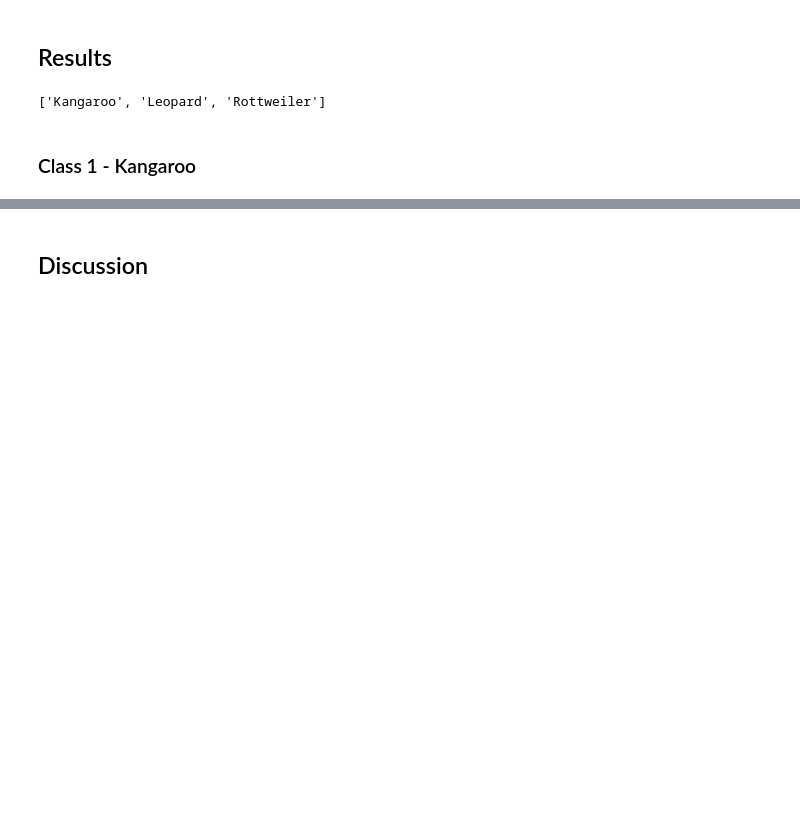
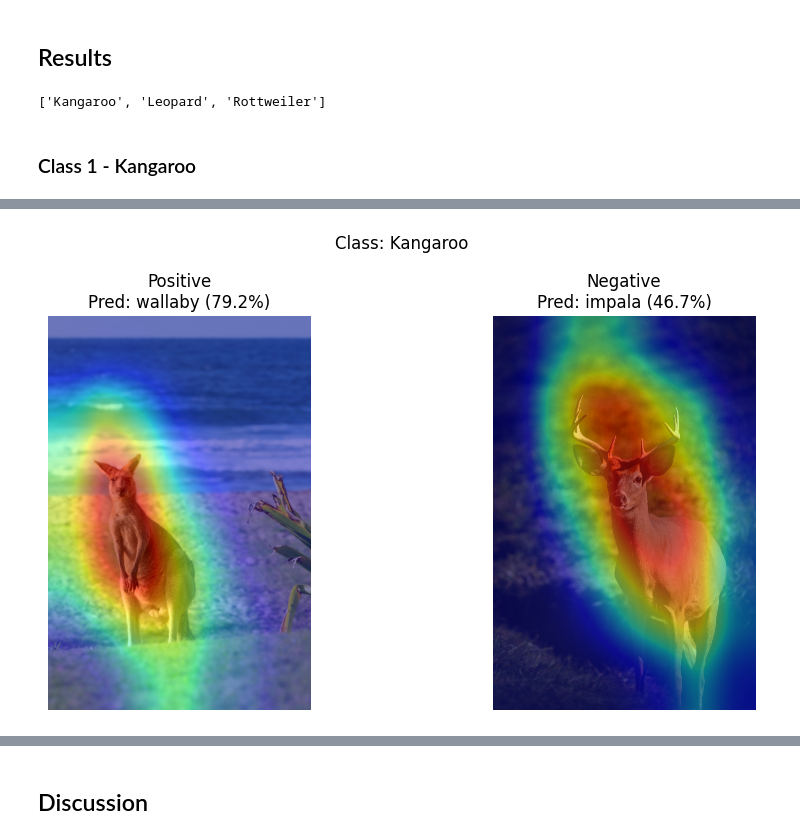
Before and after one commit to LucasZFriborg/Machine-learning-Lucas-ZachauFriborg, a Jupyter notebook: Labs/Assignment2/report.ipynb, the cells around one changed output, grey strips where cells are left out. Drawn from its saved outputs; the diff is of its cells as text; code cells hidden in the pictures; blank space fills up the shorter version.

```diff
--- a/Labs/Assignment2/report.ipynb
+++ b/Labs/Assignment2/report.ipynb
@@ -36,3 +26,12 @@ classes
 ['Kangaroo', 'Leopard', 'Rottweiler']
 # %% [markdown]
 ### Class 1 - Kangaroo
+# %%
+positive, negative = fn.analyze_class(
+    model,
+    preprocess,
+    'Images/Kangaroo',
+    class_index_path
+)
+fn.plot_class_results(positive, negative, 'Kangaroo')
+# %% [output]
@@ -38,0 +40 @@ classes
+[figure, added]
```
Also changed, not shown: parts of 11 cells of this notebook, 1 other file.
